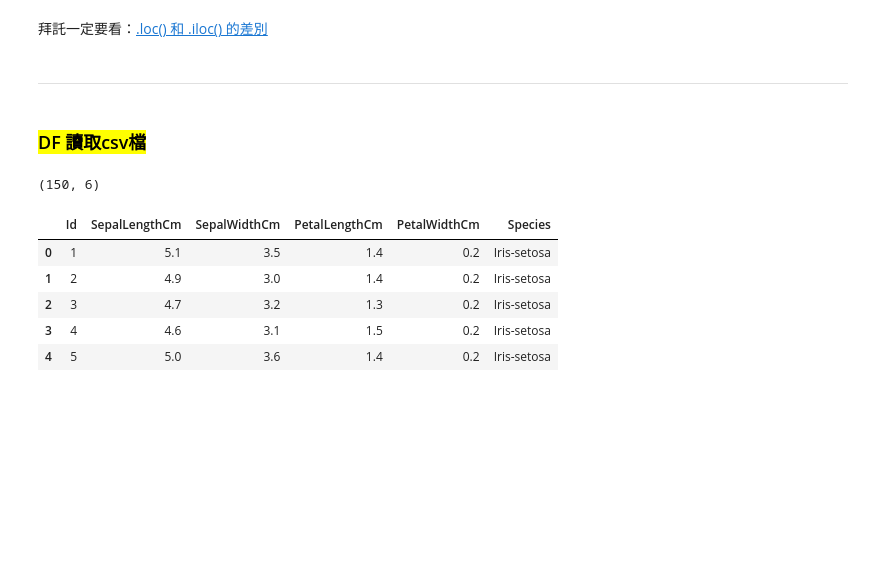
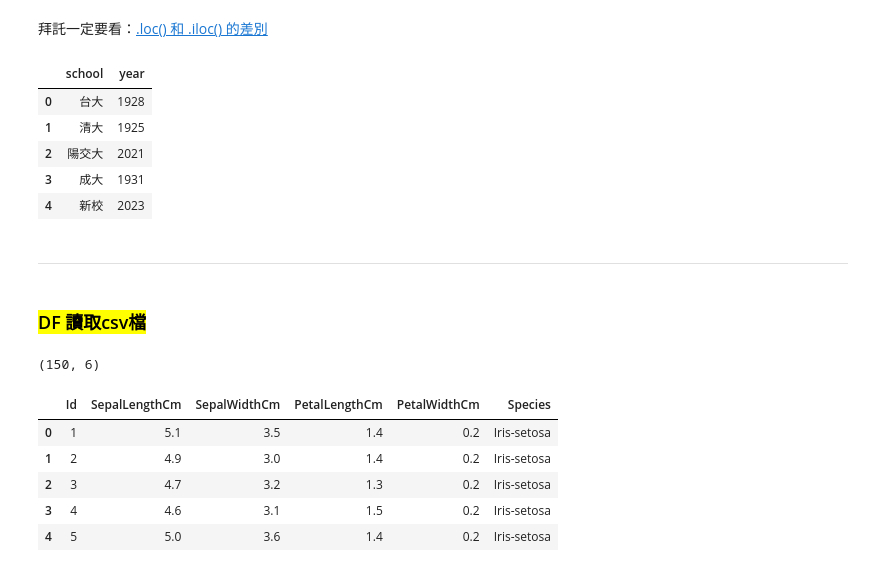
Before and after one commit to cckk2913/dspy-lab6, a Jupyter notebook: lab6.ipynb, the cells around one changed output. Drawn from its saved outputs; the diff is of its cells as text; code cells hidden in the pictures; blank space fills up the shorter version.

Commit message:
concat append

```diff
--- a/lab6.ipynb
+++ b/lab6.ipynb
@@ -601,5 +628,27 @@ df
 # %% [markdown]
 拜託一定要看：[.loc() 和 .iloc() 的差別](https://chat.openai.com/share/10dd897b-89cc-40a2-8ef7-c41818a18148)
+# %%
+# concat: 結合兩個 df （我們把新的row 直接變成一個只有一列資料的df)
+
+new_row = pd.DataFrame({'school': ['NTU'], 'year': [1928]})
+df = pd.concat([df, new_row], ignore_index=True)
+# %%
+# _append
+'''
+In the new version of Pandas, the `append` method is changed to `_append`
+The `ignore_index=True` argument ensures that the index of the newly added row is reset to maintain a continuous integer index.
+'''
+
+new_row = {'school': '新校', 'year': 2023}
+df = df._append(new_row, ignore_index=True)
+df
+# %% [output]
+|  | school | year |
+| 0 | 台大 | 1928 |
+| 1 | 清大 | 1925 |
+| 2 | 陽交大 | 2021 |
+| 3 | 成大 | 1931 |
+| 4 | 新校 | 2023 |
 # %% [markdown]
 ---
 # %% [markdown]
```
Also changed, not shown: parts of 9 cells of this notebook.
